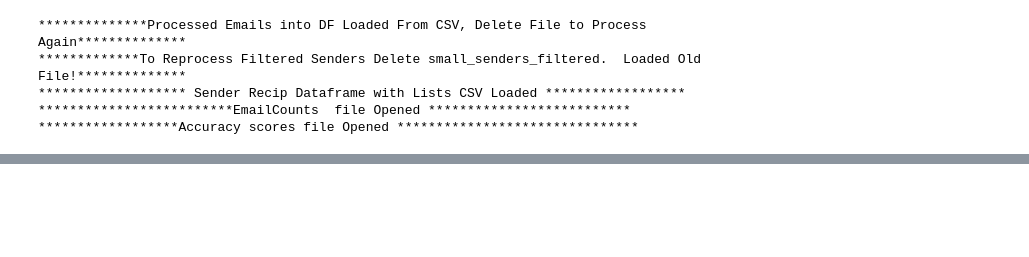
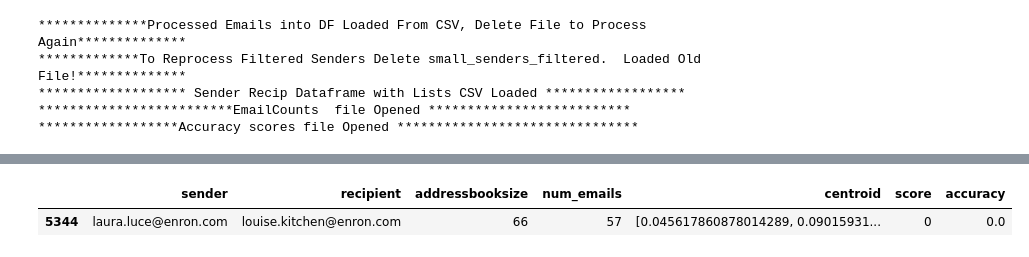
Before and after one commit to gurkpet/Enron-Email-Message-Recipient-Predicton, a Jupyter notebook: Unsupervised+Learning+Capstone.ipynb, the cells around one changed output, grey strips where cells are left out. Drawn from its saved outputs; the diff is of its cells as text; code cells hidden in the pictures; blank space fills up the shorter version.

```diff
--- a/Unsupervised+Learning+Capstone.ipynb
+++ b/Unsupervised+Learning+Capstone.ipynb
@@ -539,0 +461,5 @@ sender_avg_scores[sender_avg_scores['accuracy'] == sender_avg_scores['accuracy']
+# %%
+pred_acc_sr_list[pred_acc_sr_list['sender'] == 'laura.luce@enron.com']
+# %% [output]
+|  | sender | recipient | addressbooksize | num_emails | centroid | score | accuracy |
+| 5344 | laura.luce@enron.com | louise.kitchen@enron.com | 66 | 57 | [0.045617860878014289, 0.09015931... | 0 | 0.0 |
```
Also changed, not shown: parts of 6 cells of this notebook.
